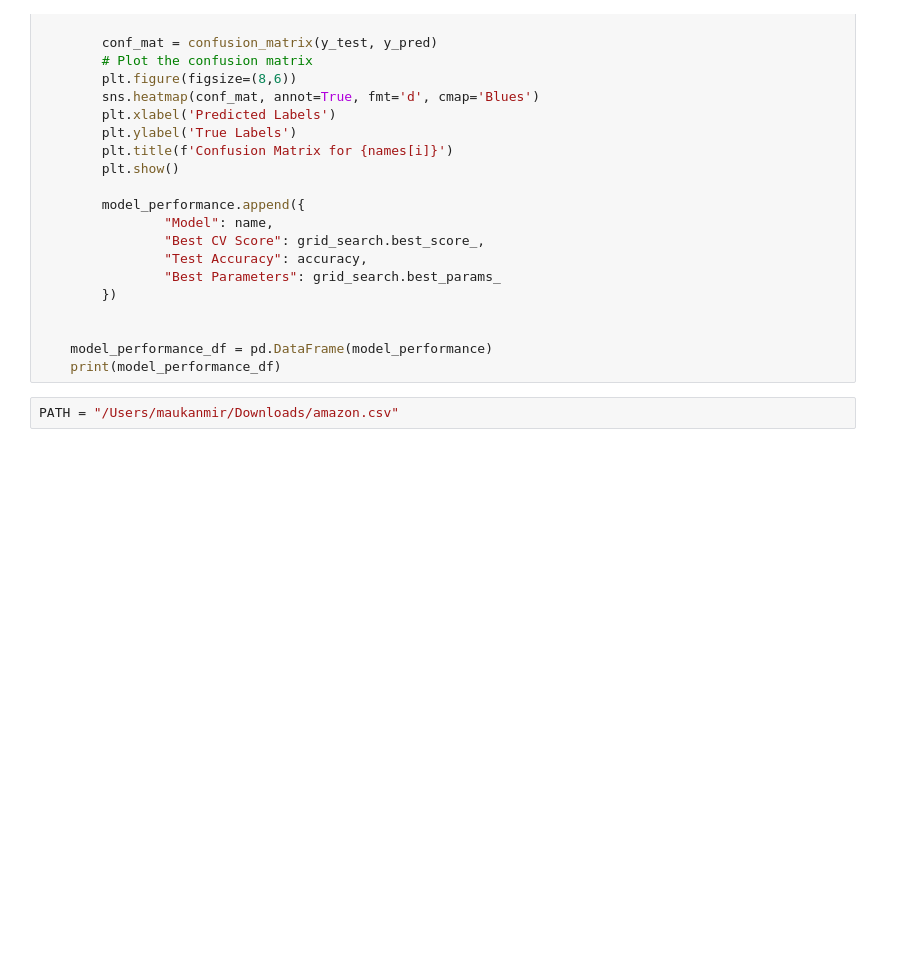
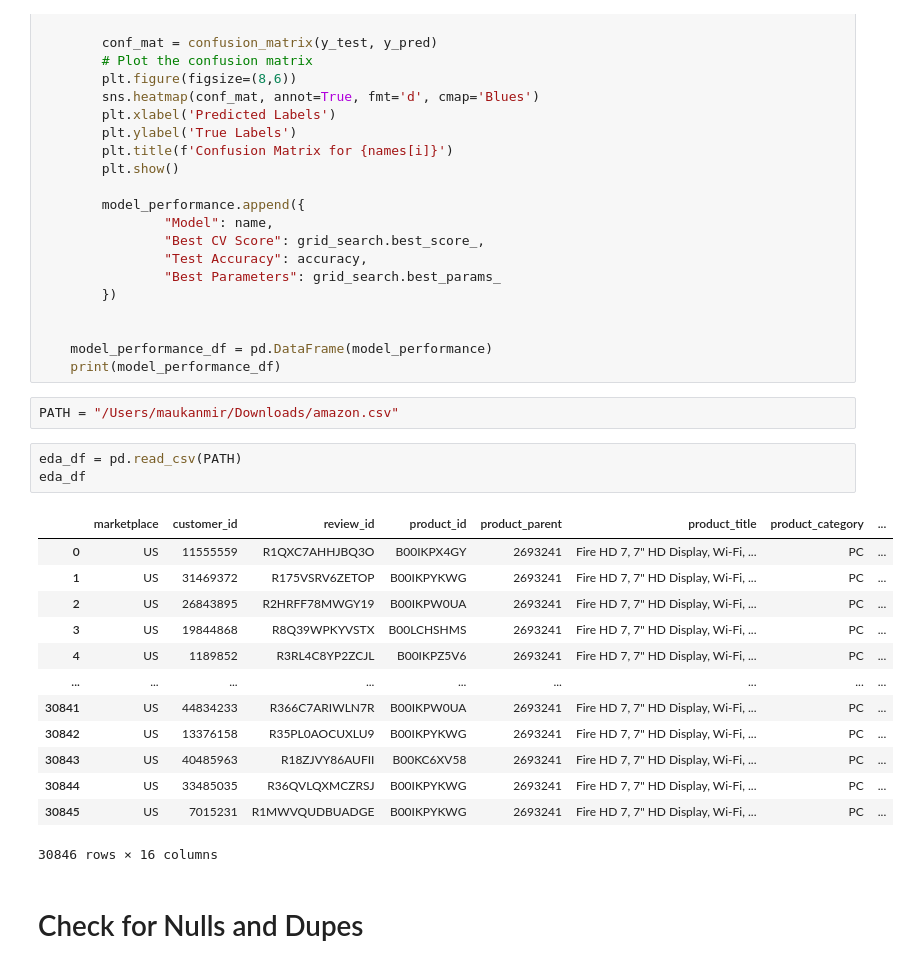
Before and after one commit to MaukanMir/Amaon-Product-Sentioment-Analysis, a Jupyter notebook: training.ipynb, the cells around one changed output. Drawn from its saved outputs; the diff is of its cells as text; blank space fills up the shorter version.

```diff
--- a/training.ipynb
+++ b/training.ipynb
@@ -195,3 +195,22 @@ def grid_search_selected_models(param_grid:dict,names:list, models:list, X:pd.Da
     print(model_performance_df)
 # %%
 PATH = "/Users/maukanmir/Downloads/amazon.csv"
+# %%
+eda_df = pd.read_csv(PATH)
+eda_df
+# %% [output]
+|  | marketplace | customer_id | review_id | product_id | product_parent | product_title | product_category | ... |
+| 0 | US | 11555559 | R1QXC7AHHJBQ3O | B00IKPX4GY | 2693241 | Fire HD 7, 7" HD Display, Wi-Fi, ... | PC | ... |
+| 1 | US | 31469372 | R175VSRV6ZETOP | B00IKPYKWG | 2693241 | Fire HD 7, 7" HD Display, Wi-Fi, ... | PC | ... |
+| 2 | US | 26843895 | R2HRFF78MWGY19 | B00IKPW0UA | 2693241 | Fire HD 7, 7" HD Display, Wi-Fi, ... | PC | ... |
+| 3 | US | 19844868 | R8Q39WPKYVSTX | B00LCHSHMS | 2693241 | Fire HD 7, 7" HD Display, Wi-Fi, ... | PC | ... |
+| 4 | US | 1189852 | R3RL4C8YP2ZCJL | B00IKPZ5V6 | 2693241 | Fire HD 7, 7" HD Display, Wi-Fi, ... | PC | ... |
+| ... | ... | ... | ... | ... | ... | ... | ... | ... |
+| 30841 | US | 44834233 | R366C7ARIWLN7R | B00IKPW0UA | 2693241 | Fire HD 7, 7" HD Display, Wi-Fi, ... | PC | ... |
+| 30842 | US | 13376158 | R35PL0AOCUXLU9 | B00IKPYKWG | 2693241 | Fire HD 7, 7" HD Display, Wi-Fi, ... | PC | ... |
+| 30843 | US | 40485963 | R18ZJVY86AUFII | B00KC6XV58 | 2693241 | Fire HD 7, 7" HD Display, Wi-Fi, ... | PC | ... |
+| 30844 | US | 33485035 | R36QVLQXMCZRSJ | B00IKPYKWG | 2693241 | Fire HD 7, 7" HD Display, Wi-Fi, ... | PC | ... |
+| 30845 | US | 7015231 | R1MWVQUDBUADGE | B00IKPYKWG | 2693241 | Fire HD 7, 7" HD Display, Wi-Fi, ... | PC | ... |
+30846 rows × 16 columns
+# %% [markdown]
+# Check for Nulls and Dupes
```
Also changed, not shown: parts of 3 cells of this notebook.
